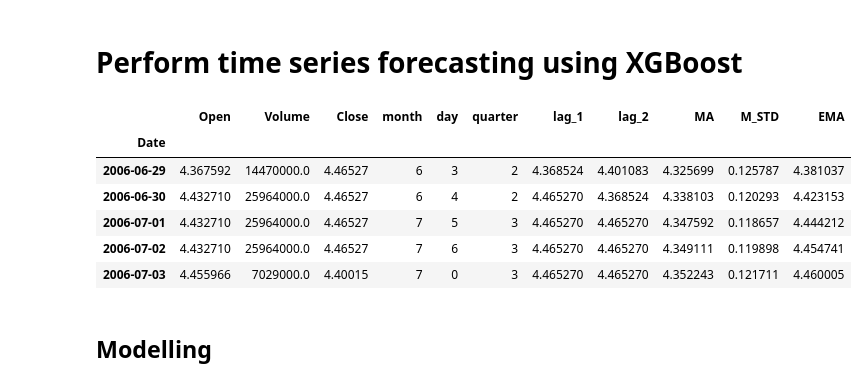
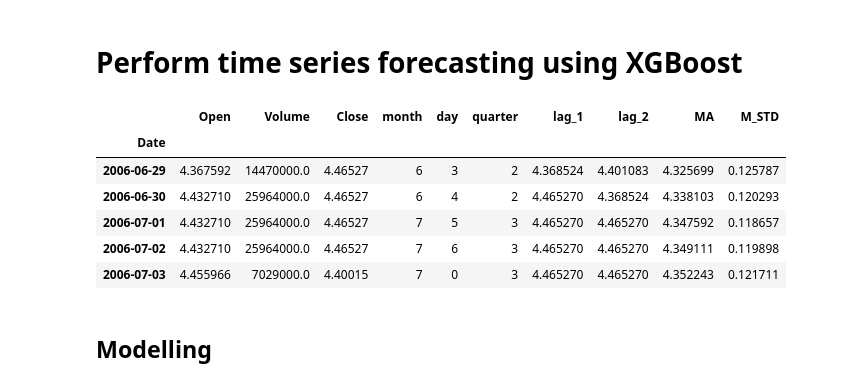
Before and after one commit to yjiahao/time-series-stocks, a Jupyter notebook: XGBoost_tuning.ipynb, the cells around one changed output. Drawn from its saved outputs; the diff is of its cells as text; code cells hidden in the pictures.

```diff
--- a/XGBoost_tuning.ipynb
+++ b/XGBoost_tuning.ipynb
@@ -15,16 +15,16 @@ from skopt import BayesSearchCV
 from joblib import dump
 from joblib import load
 # %%
-df = pd.read_csv("./data/processed/mastercard_processed_test.csv", parse_dates = True, index_col = ["Date"])
+df = pd.read_csv("./data/processed/mastercard_processed.csv", parse_dates = True, index_col = ["Date"])
 df.head()
 # %% [output]
-|  | Open | Volume | Close | month | day | quarter | lag_1 | lag_2 | MA | M_STD | EMA |
-| Date |  |  |  |  |  |  |  |  |  |  |  |
-| 2006-06-29 | 4.367592 | 14470000.0 | 4.46527 | 6 | 3 | 2 | 4.368524 | 4.401083 | 4.325699 | 0.125787 | 4.381037 |
-| 2006-06-30 | 4.432710 | 25964000.0 | 4.46527 | 6 | 4 | 2 | 4.465270 | 4.368524 | 4.338103 | 0.120293 | 4.423153 |
-| 2006-07-01 | 4.432710 | 25964000.0 | 4.46527 | 7 | 5 | 3 | 4.465270 | 4.465270 | 4.347592 | 0.118657 | 4.444212 |
-| 2006-07-02 | 4.432710 | 25964000.0 | 4.46527 | 7 | 6 | 3 | 4.465270 | 4.465270 | 4.349111 | 0.119898 | 4.454741 |
-| 2006-07-03 | 4.455966 | 7029000.0 | 4.40015 | 7 | 0 | 3 | 4.465270 | 4.465270 | 4.352243 | 0.121711 | 4.460005 |
+|  | Open | Volume | Close | month | day | quarter | lag_1 | lag_2 | MA | M_STD |
+| Date |  |  |  |  |  |  |  |  |  |  |
+| 2006-06-29 | 4.367592 | 14470000.0 | 4.46527 | 6 | 3 | 2 | 4.368524 | 4.401083 | 4.325699 | 0.125787 |
+| 2006-06-30 | 4.432710 | 25964000.0 | 4.46527 | 6 | 4 | 2 | 4.465270 | 4.368524 | 4.338103 | 0.120293 |
+| 2006-07-01 | 4.432710 | 25964000.0 | 4.46527 | 7 | 5 | 3 | 4.465270 | 4.465270 | 4.347592 | 0.118657 |
+| 2006-07-02 | 4.432710 | 25964000.0 | 4.46527 | 7 | 6 | 3 | 4.465270 | 4.465270 | 4.349111 | 0.119898 |
+| 2006-07-03 | 4.455966 | 7029000.0 | 4.40015 | 7 | 0 | 3 | 4.465270 | 4.465270 | 4.352243 | 0.121711 |
 # %%
 # scale data
 scaler = StandardScaler()
```
Also changed, not shown: parts of 17 cells of this notebook, 2 other files.
